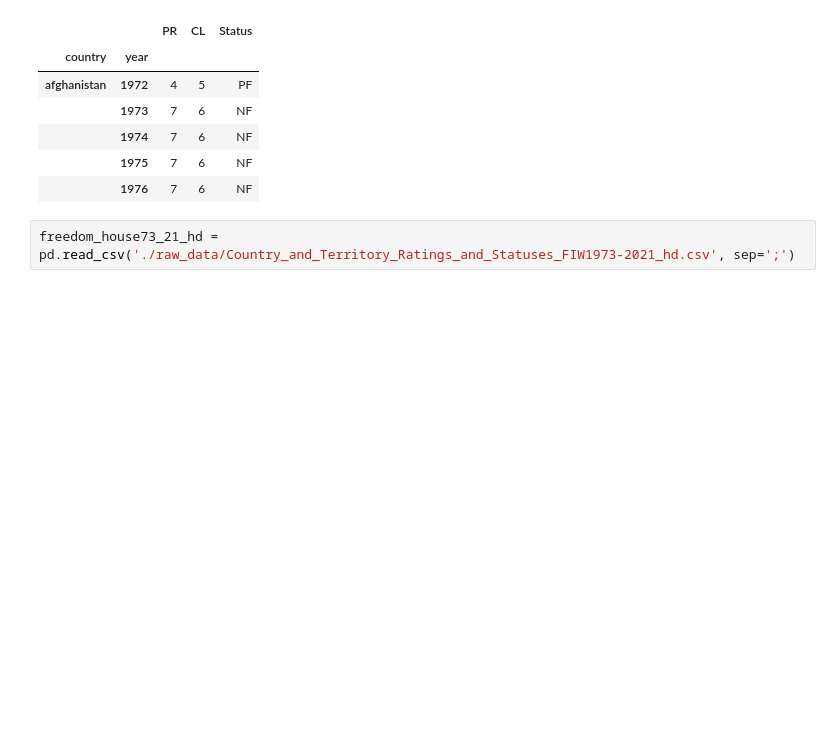
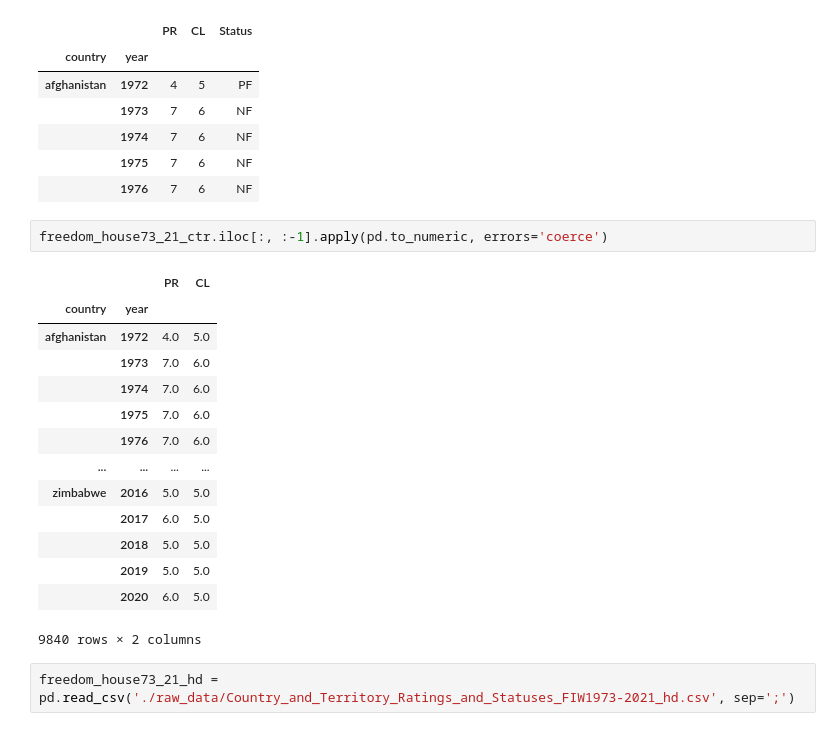
Before and after one commit to SanteriVtj/Econometrics-Capstone, a Jupyter notebook: data.ipynb, the cells around one changed output. Drawn from its saved outputs; the diff is of its cells as text; blank space fills up the shorter version.

```diff
--- a/data.ipynb
+++ b/data.ipynb
@@ -49,6 +58,23 @@ freedom_house73_21_ctr.head()
 |  | 1974 | 7 | 6 | NF |
 |  | 1975 | 7 | 6 | NF |
 |  | 1976 | 7 | 6 | NF |
+# %%
+freedom_house73_21_ctr.iloc[:, :-1].apply(pd.to_numeric, errors='coerce')
+# %% [output]
+|  |  | PR | CL |
+| country | year |  |  |
+| afghanistan | 1972 | 4.0 | 5.0 |
+|  | 1973 | 7.0 | 6.0 |
+|  | 1974 | 7.0 | 6.0 |
+|  | 1975 | 7.0 | 6.0 |
+|  | 1976 | 7.0 | 6.0 |
+| ... | ... | ... | ... |
+| zimbabwe | 2016 | 5.0 | 5.0 |
+|  | 2017 | 6.0 | 5.0 |
+|  | 2018 | 5.0 | 5.0 |
+|  | 2019 | 5.0 | 5.0 |
+|  | 2020 | 6.0 | 5.0 |
+9840 rows × 2 columns
 # %%
 freedom_house73_21_hd = pd.read_csv('./raw_data/Country_and_Territory_Ratings_and_Statuses_FIW1973-2021_hd.csv', sep=';')
 # %%
```
Also changed, not shown: parts of 6 cells of this notebook, 1 other file.
